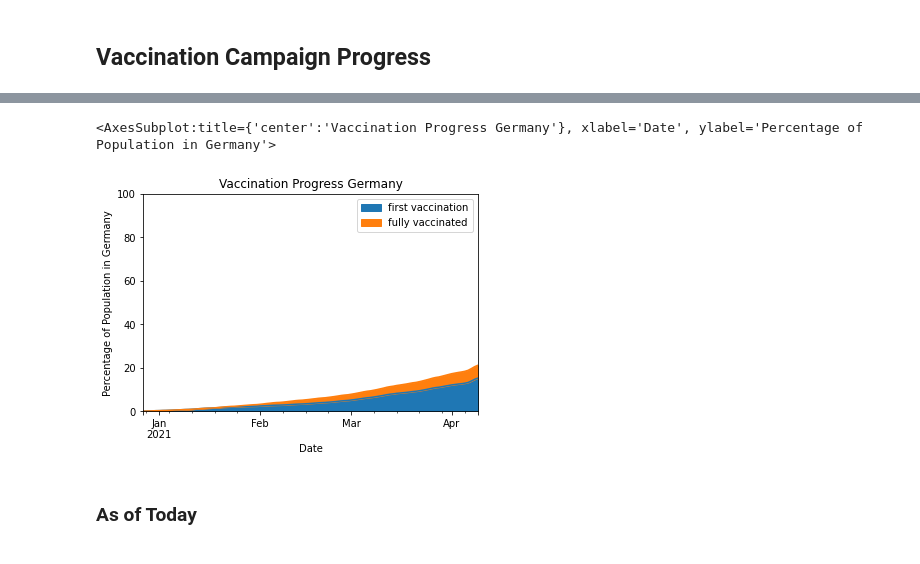
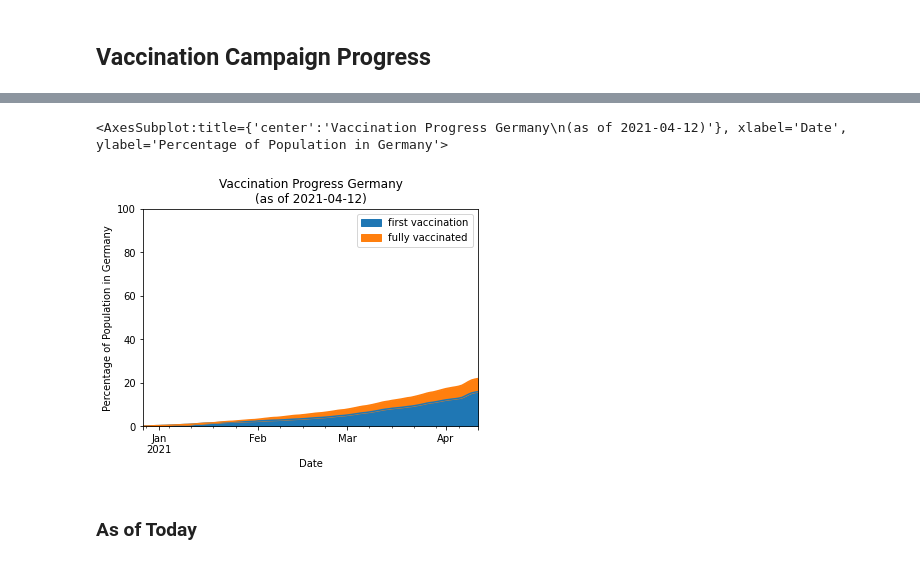
Before and after one commit to RuedigerVoigt/track-covid-19, a Jupyter notebook: vaccination.ipynb, the cells around one changed output, grey strips where cells are left out. Cells and saved outputs as stored; diff of their text form; code cells hidden in the pictures.

Commit message:
Add timestamp to graphs if date is not obvious; Improve labels of bar chart (Monthy and year instead of last day of the month)

```diff
--- a/vaccination.ipynb
+++ b/vaccination.ipynb
@@ -185,12 +201,12 @@ doses_cumulative.tail(3)
 # %%
 doses_cumulative.plot.area(
     ylim=(0,100),
     xlabel='Date',
     ylabel='Percentage of Population in Germany',
-    title='Vaccination Progress Germany')
+    title=f"Vaccination Progress Germany\n(as of {today})")
 # %% [output]
-<AxesSubplot:title={'center':'Vaccination Progress Germany'}, xlabel='Date', ylabel='Percentage of Population in Germany'>
+<AxesSubplot:title={'center':'Vaccination Progress Germany\n(as of 2021-04-12)'}, xlabel='Date', ylabel='Percentage of Population in Germany'>
-[figure, old version]
+[figure, new version]
 # %% [markdown]
 ### As of Today
 # %%
```
Also changed, not shown: parts of 21 cells of this notebook.
